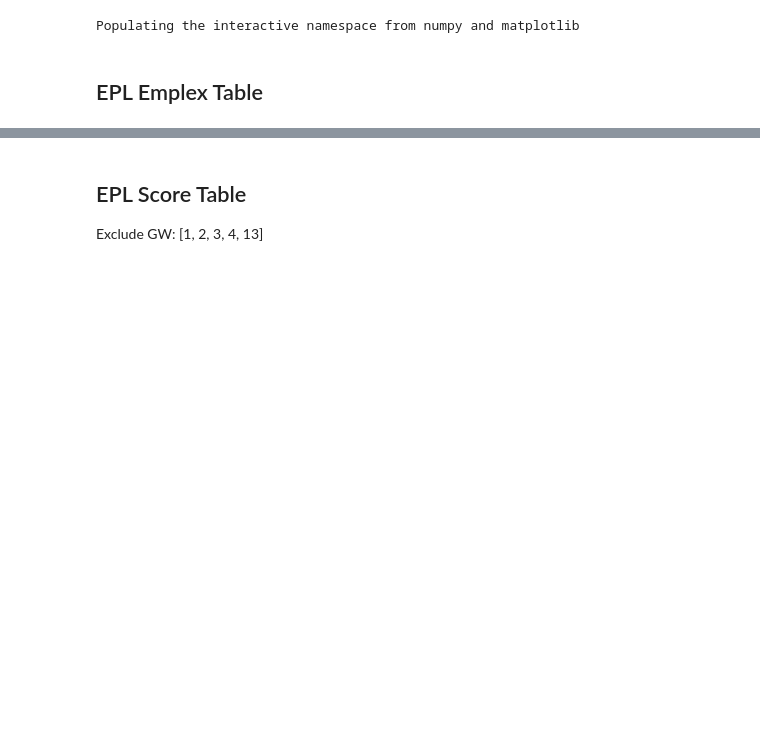
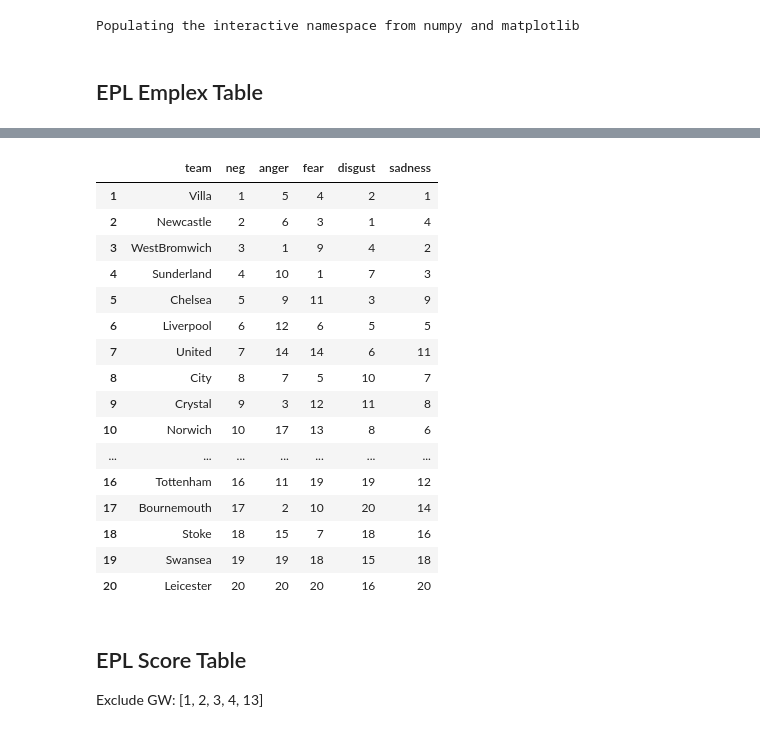
Before and after one commit to byam/predictEPL, a Jupyter notebook: Computation/[Sentiment Table] Emolex Count.ipynb, the cells around one changed output, grey strips where cells are left out. Cells and saved outputs as stored; diff of their text form; code cells hidden in the pictures; blank space fills up the shorter version.

```diff
--- a/Computation/[Sentiment Table] Emolex Count.ipynb
+++ b/Computation/[Sentiment Table] Emolex Count.ipynb
@@ -383,3 +379,26 @@ dfRank
+# %%
+dfTableNeg = dfRank[['team', 'neg', 'anger', 'fear', 'disgust', 'sadness']].copy()
+dfTableNeg = dfTableNeg.sort_values(['neg'], ascending=True).reset_index(drop=True)
+dfTableNeg.index = range(1, 21)
+dfTableNeg
+# %% [output]
+|  | team | neg | anger | fear | disgust | sadness |
+| 1 | Villa | 1 | 5 | 4 | 2 | 1 |
+| 2 | Newcastle | 2 | 6 | 3 | 1 | 4 |
+| 3 | WestBromwich | 3 | 1 | 9 | 4 | 2 |
+| 4 | Sunderland | 4 | 10 | 1 | 7 | 3 |
+| 5 | Chelsea | 5 | 9 | 11 | 3 | 9 |
+| 6 | Liverpool | 6 | 12 | 6 | 5 | 5 |
+| 7 | United | 7 | 14 | 14 | 6 | 11 |
+| 8 | City | 8 | 7 | 5 | 10 | 7 |
+| 9 | Crystal | 9 | 3 | 12 | 11 | 8 |
+| 10 | Norwich | 10 | 17 | 13 | 8 | 6 |
+| ... | ... | ... | ... | ... | ... | ... |
+| 16 | Tottenham | 16 | 11 | 19 | 19 | 12 |
+| 17 | Bournemouth | 17 | 2 | 10 | 20 | 14 |
+| 18 | Stoke | 18 | 15 | 7 | 18 | 16 |
+| 19 | Swansea | 19 | 19 | 18 | 15 | 18 |
+| 20 | Leicester | 20 | 20 | 20 | 16 | 20 |
 # %% [markdown]
 ## EPL Score Table
 Exclude GW: [1, 2, 3, 4, 13]
```
Also changed, not shown: parts of 3 cells of this notebook, 5 other files.
